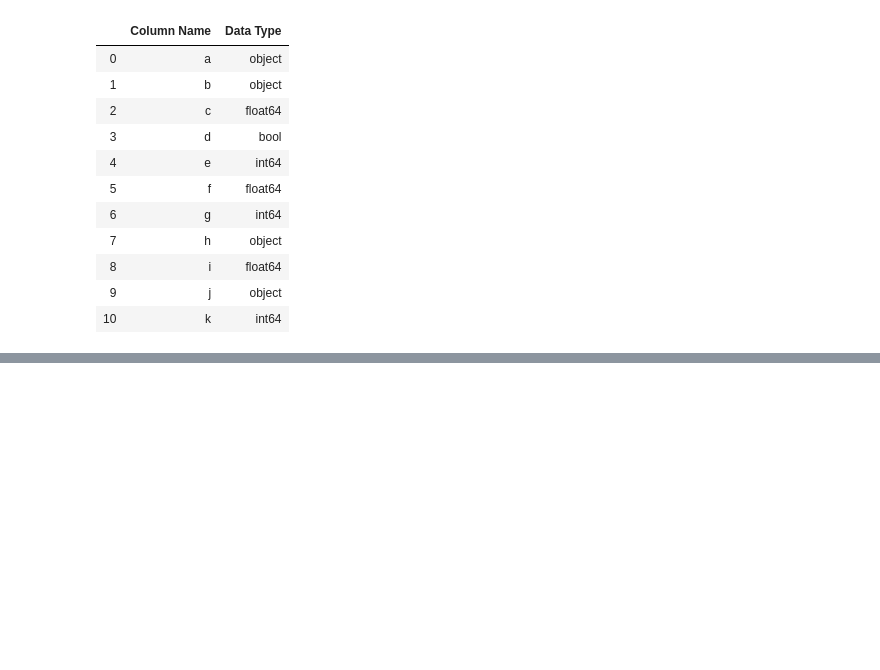
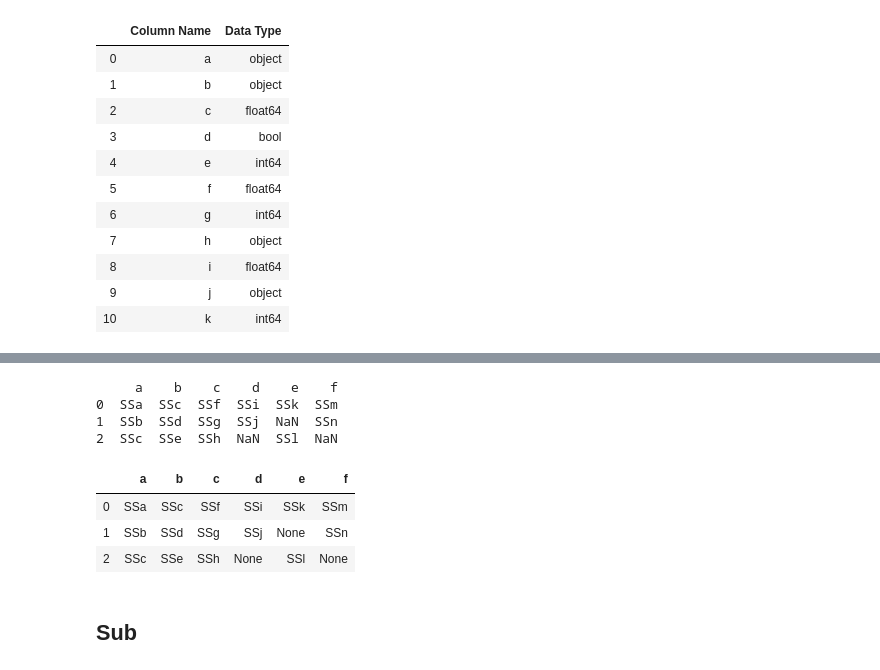
Before and after one commit to najafmurtaza/Analytica, a Jupyter notebook: Test Lib.ipynb, the cells around one changed output, grey strips where cells are left out. Cells and saved outputs as stored; diff of their text form; code cells hidden in the pictures; blank space fills up the shorter version.

```diff
--- a/Test Lib.ipynb
+++ b/Test Lib.ipynb
@@ -956,0 +1036,14 @@ alt_df.dtypes
+# %%
+print('SS' + pd_df2)
+'SS' + alt_df2
+# %% [output]
+     a    b    c    d    e    f
+0  SSa  SSc  SSf  SSi  SSk  SSm
+1  SSb  SSd  SSg  SSj  NaN  SSn
+2  SSc  SSe  SSh  NaN  SSl  NaN
+|  | a | b | c | d | e | f |
+| 0 | SSa | SSc | SSf | SSi | SSk | SSm |
+| 1 | SSb | SSd | SSg | SSj | None | SSn |
+| 2 | SSc | SSe | SSh | None | SSl | None |
+# %% [markdown]
+## Sub
```
Also changed, not shown: parts of 77 cells of this notebook, 2 other files.
